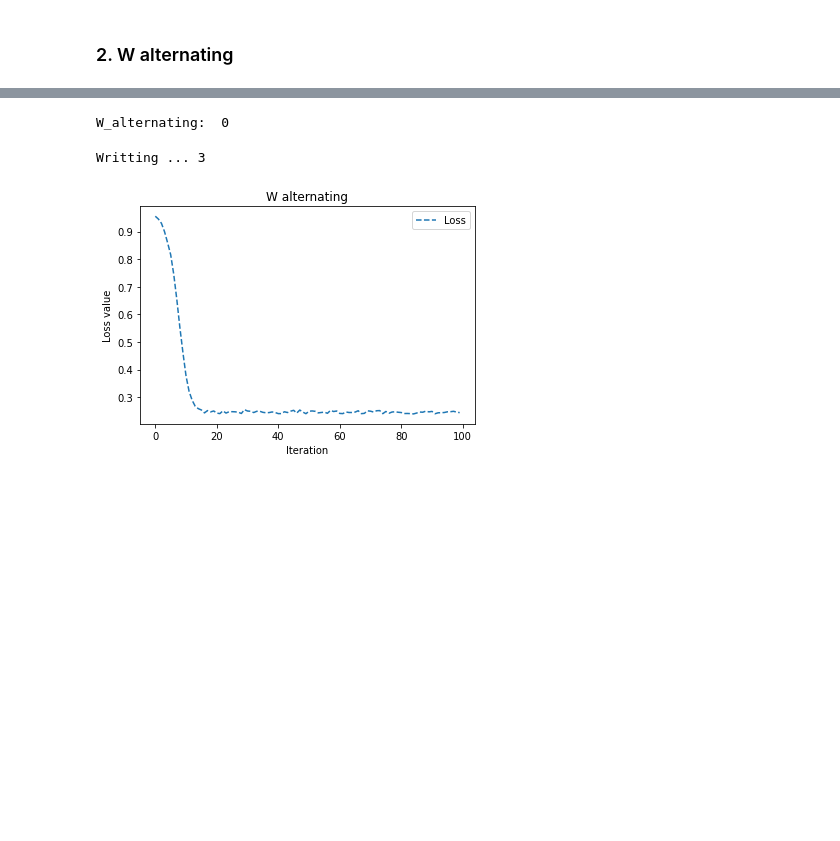
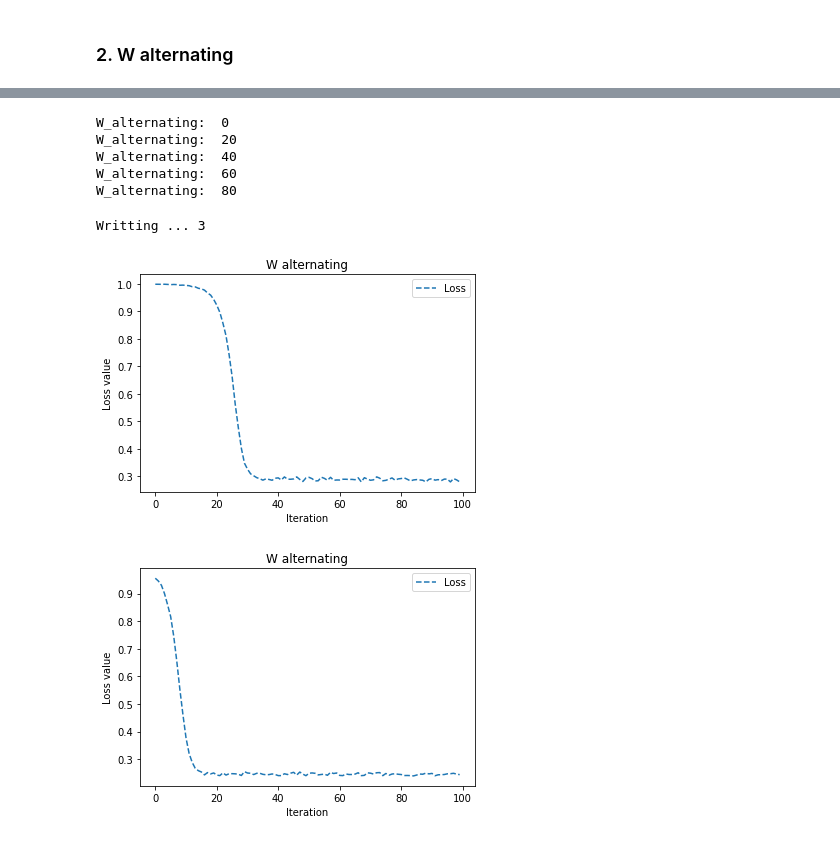
Before and after one commit to vutuanhai237/UC-VQA, a Jupyter notebook: codes/tomography/compare_W_QNG.ipynb, the cells around one changed output, grey strips where cells are left out. Drawn from its saved outputs; the diff is of its cells as text; code cells hidden in the pictures; blank space fills up the shorter version.

```diff
--- a/codes/tomography/compare_W_QNG.ipynb
+++ b/codes/tomography/compare_W_QNG.ipynb
@@ -155,5 +155,5 @@ qc.draw('mpl')
 # %%
-num_qubits = 5
+num_qubits = 3
 num_layers = 1
 n_alternating = 0
 for i in range(0, num_layers):
@@ -170,7 +170,7 @@ encoder = qtm.encoding.Encoding(psi, 'amplitude_encoding')
 
 loss_values = []
 thetass = []
-for i in range(0, 2):
+for i in range(0, 100):
     if i % 20 == 0:
         print('W_alternating: ', i)
     qc = qiskit.QuantumCircuit(num_qubits, num_qubits)
@@ -187,6 +187,10 @@ for i in range(0, 2):
     loss_values.append(loss)
 # %% [output]
 W_alternating:  0
+W_alternating:  20
+W_alternating:  40
+W_alternating:  60
+W_alternating:  80
 # %%
 traces = []
 fidelities = []
@@ -211,6 +215,18 @@ np.savetxt("../../experiments/tomography_walternating_" + str(num_layers) + '/'
 np.savetxt("../../experiments/tomography_walternating_" + str(num_layers) + '/' + str(num_qubits) + "/fidelities_qng.csv", fidelities, delimiter=",")
 # %% [output]
 Writting ... 3
+# %%
+from matplotlib import pyplot as plt
+# plt.plot(fidelities, label='Fidelity', linestyle = '-')
+# plt.plot(traces, label='Trace', linestyle = '-.')
+plt.plot(loss_values, label='Loss', linestyle = '--')
+plt.title('W alternating')
+plt.legend()
+plt.xlabel("Iteration")
+plt.ylabel("Loss value")
+plt.show()
+# %% [output]
+[figure, added]
 # %%
 from matplotlib import pyplot as plt
 # plt.plot(fidelities, label='Fidelity', linestyle = '-')
```
Also changed, not shown: parts of 7 cells of this notebook, 12 other files.
